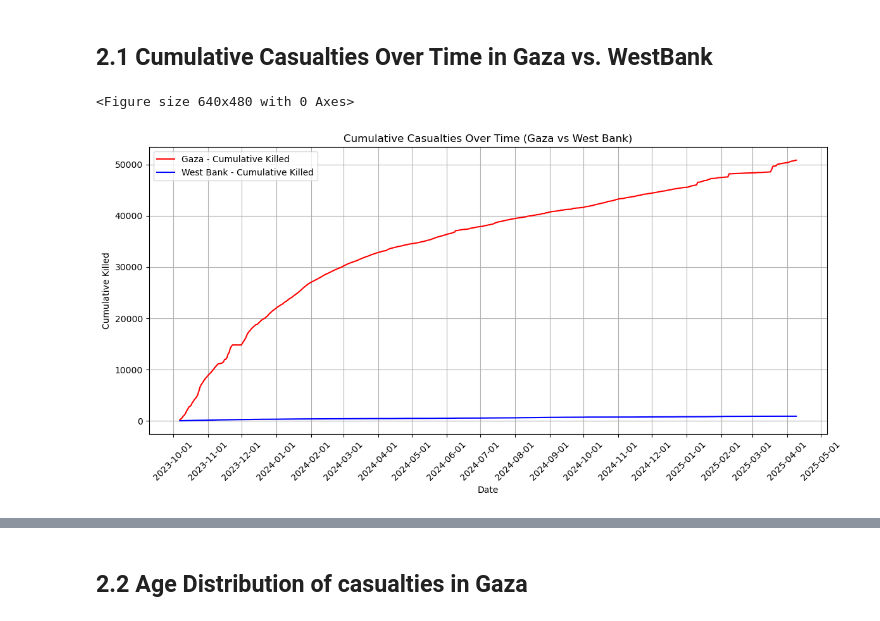
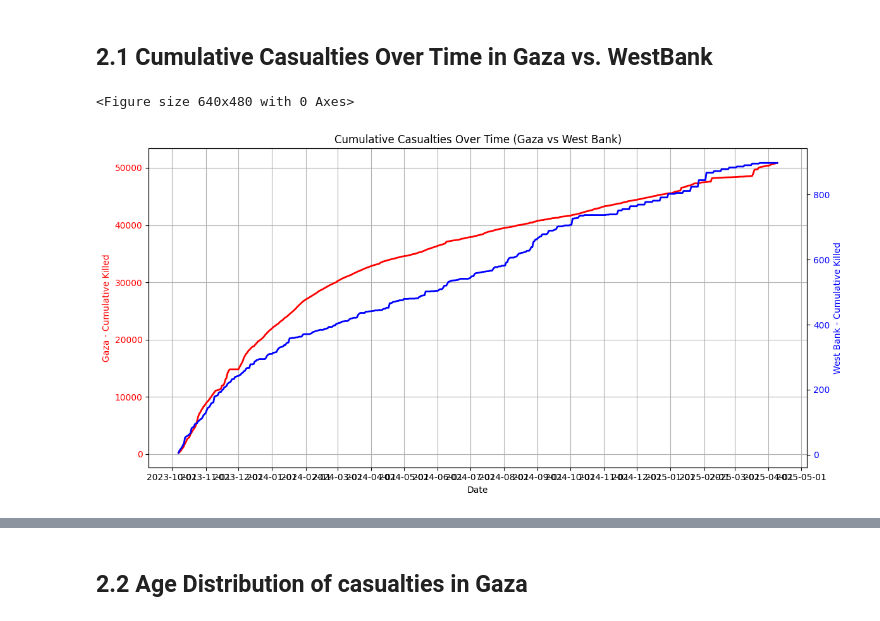
Before and after one commit to shatha-alhazbi/gaza-through-data, a Jupyter notebook: Part B/PartB.ipynb, the cells around one changed output, grey strips where cells are left out. Drawn from its saved outputs; the diff is of its cells as text; code cells hidden in the pictures.

Commit message:
Added comparison between gaza and westbank cumulative deaths

```diff
--- a/Part B/PartB.ipynb
+++ b/Part B/PartB.ipynb
@@ -627,34 +627,43 @@ check complete for West Bank Complete Data
 # %%
 # Convert string dates to datetime objects
 gaza_dates = [datetime.strptime(date, '%Y-%m-%d') for date in gaza_clean.column('report_date')]
 wb_dates = [datetime.strptime(date, '%Y-%m-%d') for date in wb_complete.column('report_date')]
 
 # Get the cumulative killed data
 gaza_killed = gaza_clean.column('killed_cum')
 wb_killed = wb_complete.column('killed_cum')
 
 # Plot
 plt.clf()
-plt.figure(figsize=(12, 6))
-plt.plot(gaza_dates, gaza_killed, label='Gaza - Cumulative Killed', color='red')
-plt.plot(wb_dates, wb_killed, label='West Bank - Cumulative Killed', color='blue')
+fig, ax1 = plt.subplots(figsize=(12, 6))
 
-# Labels and title
-plt.xlabel('Date')
-plt.ylabel('Cumulative Killed')
+# Primary axis: Gaza
+color = 'red'
+ax1.set_xlabel('Date')
+ax1.set_ylabel('Gaza - Cumulative Killed', color=color)
+ax1.plot(gaza_dates, gaza_killed, color=color, label='Gaza - Cumulative Killed', linewidth=2)
+ax1.tick_params(axis='y', labelcolor=color)
+
+# Secondary axis: West Bank
+ax2 = ax1.twinx()
+color = 'blue'
+ax2.set_ylabel('West Bank - Cumulative Killed', color=color)
+ax2.plot(wb_dates, wb_killed, color=color, label='West Bank - Cumulative Killed', linewidth=2)
+ax2.tick_params(axis='y', labelcolor=color)
+
+# Title and grid
 plt.title('Cumulative Casualties Over Time (Gaza vs West Bank)')
-plt.legend()
-plt.grid(True)
+ax1.grid(True)
 
-# Adjust x-axis for date formatting
-plt.gca().xaxis.set_major_formatter(mdates.DateFormatter('%Y-%m-%d'))
-plt.gca().xaxis.set_major_locator(mdates.MonthLocator())  # Adjust the frequency of the ticks
+# Date formatting for x-axis
+ax1.xaxis.set_major_formatter(mdates.DateFormatter('%Y-%m-%d'))
+ax1.xaxis.set_major_locator(mdates.MonthLocator())
 
-# Rotate x-axis labels for readability
+# Rotate x-axis labels
 plt.xticks(rotation=45)
 
 plt.tight_layout()
 plt.show()
 # %% [output]
 <Figure size 640x480 with 0 Axes>
-[figure, old version]
+[figure, new version]
```
Also changed, not shown: parts of 3 cells of this notebook.
